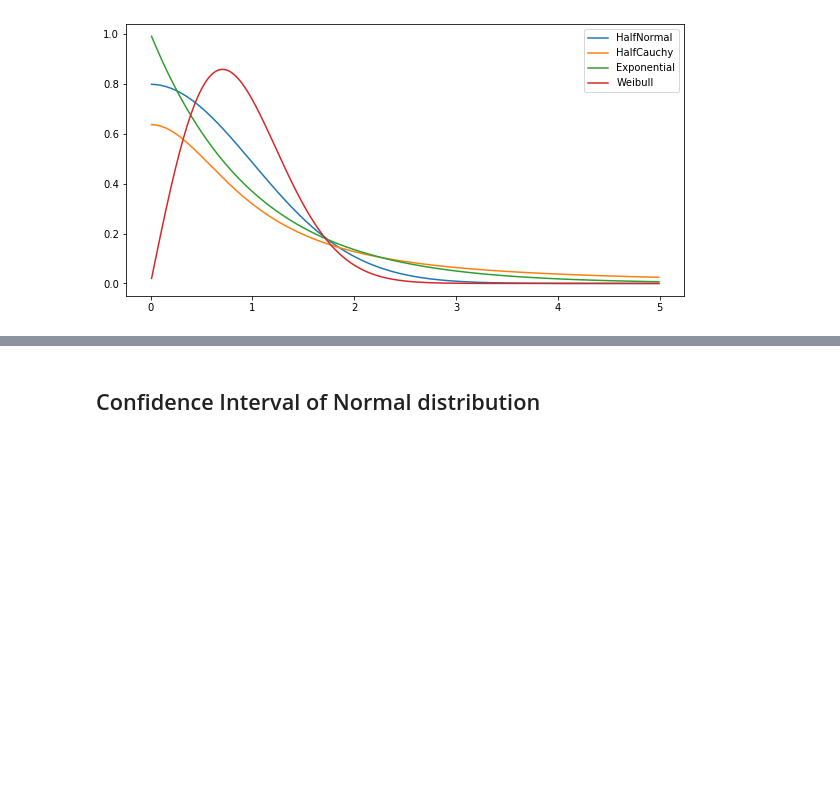
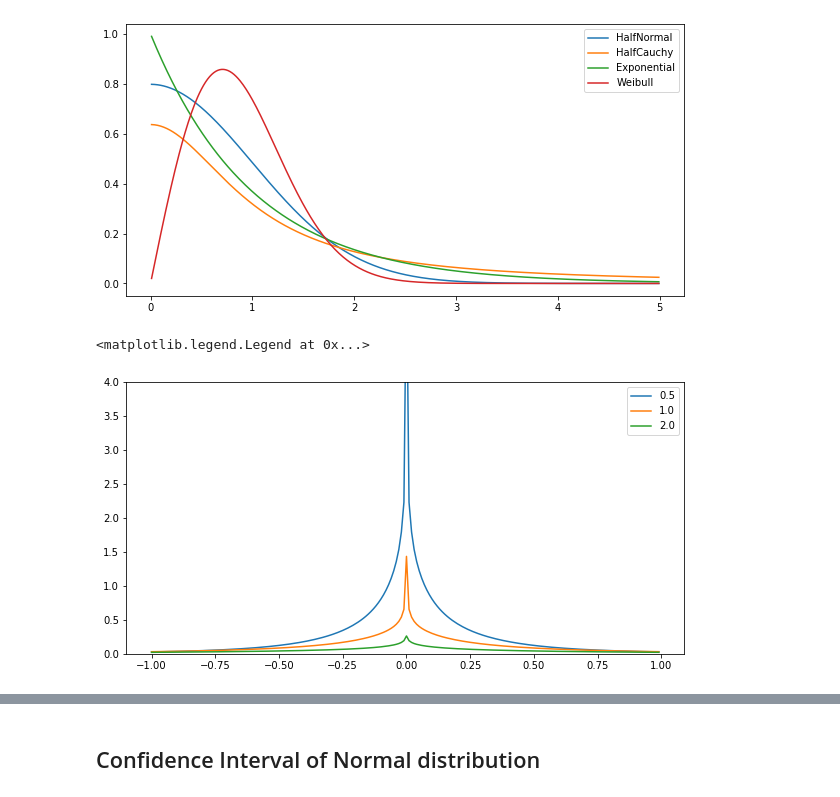
Before and after one commit to xidulu/mystery_demo, a Jupyter notebook: distributions_demo.ipynb, the cells around one changed output, grey strips where cells are left out. Drawn from its saved outputs; the diff is of its cells as text; code cells hidden in the pictures; blank space fills up the shorter version.

Commit message:
add scale mixture

```diff
--- a/distributions_demo.ipynb
+++ b/distributions_demo.ipynb
@@ -40,3 +42,20 @@ ax.legend()
 # %% [output]
 <matplotlib.legend.Legend at 0x...>
 [figure]
+# %%
+# Horseshoe prior
+x = np.arange(-1, 1, 0.01)
+_, ax = plt.subplots(figsize=(10, 5))
+ax.set_ylim([0, 4])
+sample_size = (10000,1)
+for tau in [0.5, 1.0, 2.0]:
+    sigma = mgp.HalfCauchy(tau)
+    sigma_samples = sigma.sample(sample_size)
+    mixture_coef = sigma.pdf(sigma_samples)
+    scale_mixture = mgp.Normal(0, sigma_samples)
+    density = (scale_mixture.pdf(np.expand_dims(x, 0)) * mixture_coef).mean(0)
+    ax.plot(x.asnumpy(), density.asnumpy(), label=tau)
+ax.legend()
+# %% [output]
+<matplotlib.legend.Legend at 0x...>
+[figure, added]
```
Also changed, not shown: parts of 7 cells of this notebook.
